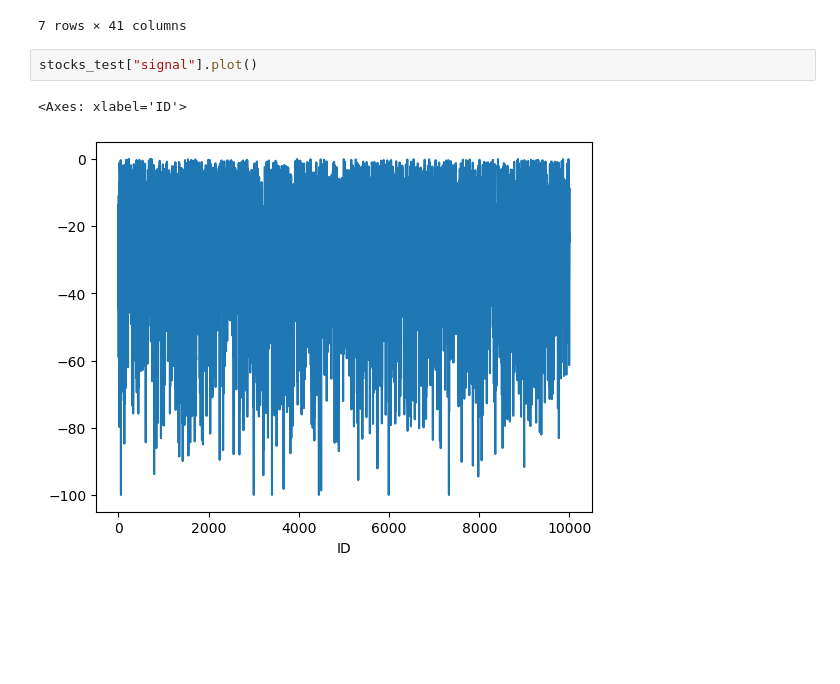
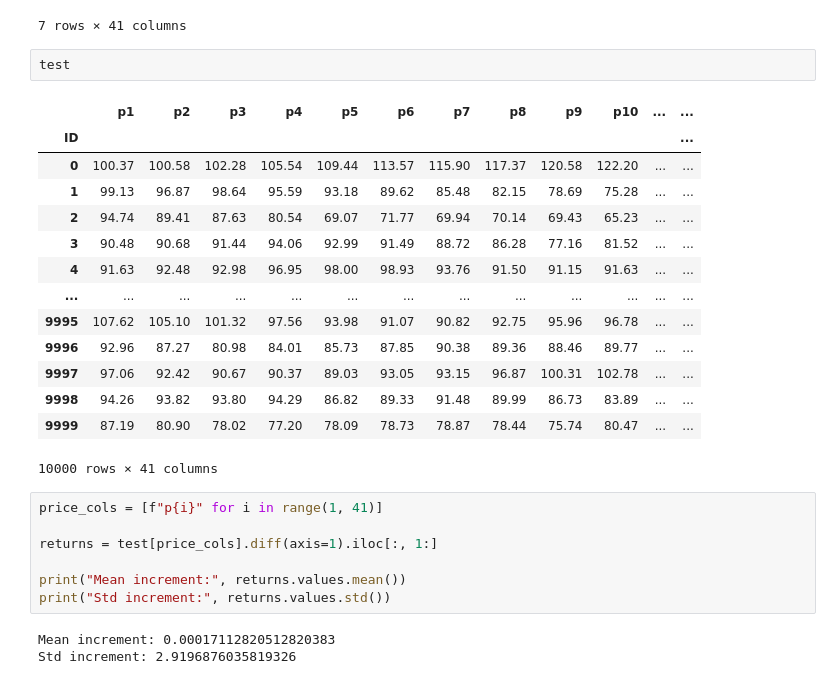
Before and after one commit to akarathanassis/DScubedKaggle2026, a Jupyter notebook: research.ipynb, the cells around one changed output. Drawn from its saved outputs; the diff is of its cells as text; blank space fills up the shorter version.

```diff
--- a/research.ipynb
+++ b/research.ipynb
@@ -65,8 +51,30 @@ test_zeroes
 | 5993 | 100.29 | 98.89 | 96.10 | 88.65 | 90.40 | 87.94 | 82.87 | 80.16 | 76.47 | 71.67 | ... | ... |
 | 7327 | 95.08 | 92.56 | 88.72 | 86.60 | 82.80 | 80.22 | 76.64 | 76.28 | 76.90 | 78.82 | ... | ... |
 7 rows × 41 columns
-# %%
-stocks_test["signal"].plot()
-# %% [output]
-<Axes: xlabel='ID'>
-[figure, removed]
+# %%
+test
+# %% [output]
+|  | p1 | p2 | p3 | p4 | p5 | p6 | p7 | p8 | p9 | p10 | ... | ... |
+| ID |  |  |  |  |  |  |  |  |  |  |  | ... |
+| 0 | 100.37 | 100.58 | 102.28 | 105.54 | 109.44 | 113.57 | 115.90 | 117.37 | 120.58 | 122.20 | ... | ... |
+| 1 | 99.13 | 96.87 | 98.64 | 95.59 | 93.18 | 89.62 | 85.48 | 82.15 | 78.69 | 75.28 | ... | ... |
+| 2 | 94.74 | 89.41 | 87.63 | 80.54 | 69.07 | 71.77 | 69.94 | 70.14 | 69.43 | 65.23 | ... | ... |
+| 3 | 90.48 | 90.68 | 91.44 | 94.06 | 92.99 | 91.49 | 88.72 | 86.28 | 77.16 | 81.52 | ... | ... |
+| 4 | 91.63 | 92.48 | 92.98 | 96.95 | 98.00 | 98.93 | 93.76 | 91.50 | 91.15 | 91.63 | ... | ... |
+| ... | ... | ... | ... | ... | ... | ... | ... | ... | ... | ... | ... | ... |
+| 9995 | 107.62 | 105.10 | 101.32 | 97.56 | 93.98 | 91.07 | 90.82 | 92.75 | 95.96 | 96.78 | ... | ... |
+| 9996 | 92.96 | 87.27 | 80.98 | 84.01 | 85.73 | 87.85 | 90.38 | 89.36 | 88.46 | 89.77 | ... | ... |
+| 9997 | 97.06 | 92.42 | 90.67 | 90.37 | 89.03 | 93.05 | 93.15 | 96.87 | 100.31 | 102.78 | ... | ... |
+| 9998 | 94.26 | 93.82 | 93.80 | 94.29 | 86.82 | 89.33 | 91.48 | 89.99 | 86.73 | 83.89 | ... | ... |
+| 9999 | 87.19 | 80.90 | 78.02 | 77.20 | 78.09 | 78.73 | 78.87 | 78.44 | 75.74 | 80.47 | ... | ... |
+10000 rows × 41 columns
+# %%
+price_cols = [f"p{i}" for i in range(1, 41)]
+
+returns = test[price_cols].diff(axis=1).iloc[:, 1:]
+
+print("Mean increment:", returns.values.mean())
+print("Std increment:", returns.values.std())
+# %% [output]
+Mean increment: 0.00017112820512820383
+Std increment: 2.9196876035819326
```
Also changed, not shown: parts of 2 cells of this notebook, 6 other files.
